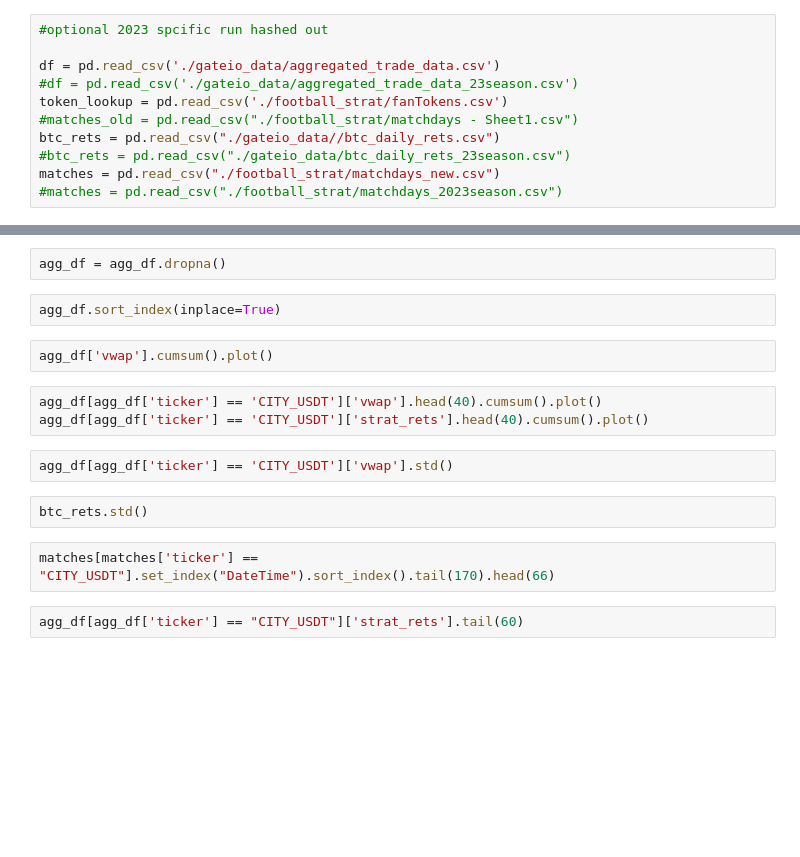
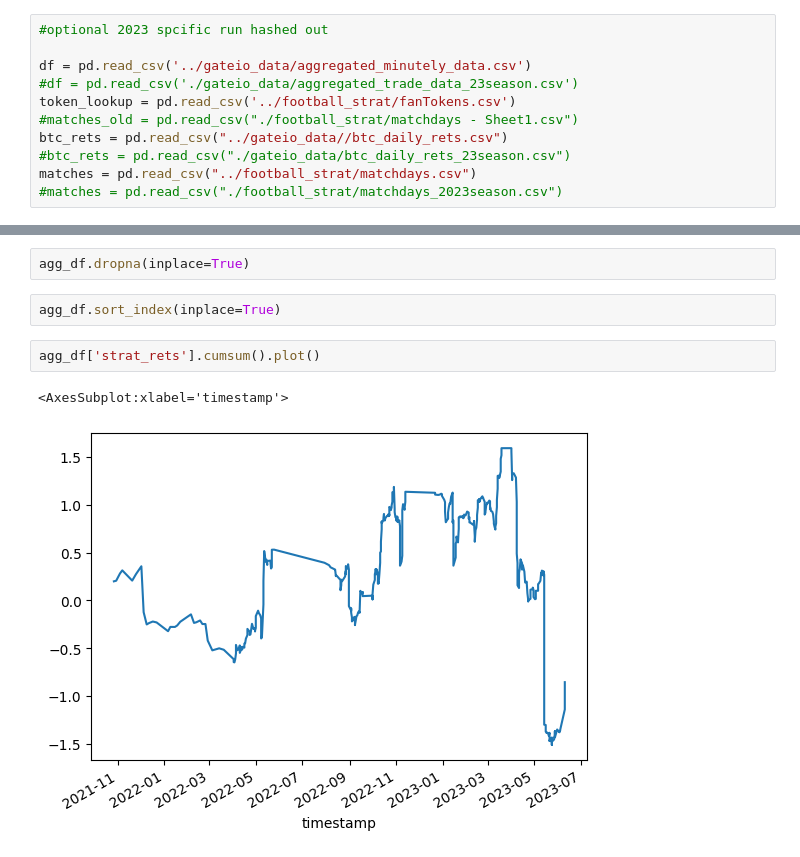
Before and after one commit to aronnyberg/quanty2, a Jupyter notebook: football_strat/football_test.ipynb, the cells around one changed output, grey strips where cells are left out. Drawn from its saved outputs; the diff is of its cells as text; blank space fills up the shorter version.

```diff
--- a/football_strat/football_test.ipynb
+++ b/football_strat/football_test.ipynb
@@ -5,13 +5,13 @@ import numpy as np
 # %%
 #optional 2023 spcific run hashed out
 
-df = pd.read_csv('./gateio_data/aggregated_trade_data.csv')
+df = pd.read_csv('../gateio_data/aggregated_minutely_data.csv')
 #df = pd.read_csv('./gateio_data/aggregated_trade_data_23season.csv')
-token_lookup = pd.read_csv('./football_strat/fanTokens.csv')
+token_lookup = pd.read_csv('../football_strat/fanTokens.csv')
 #matches_old = pd.read_csv("./football_strat/matchdays - Sheet1.csv")
-btc_rets = pd.read_csv("./gateio_data//btc_daily_rets.csv")
+btc_rets = pd.read_csv("../gateio_data//btc_daily_rets.csv")
 #btc_rets = pd.read_csv("./gateio_data/btc_daily_rets_23season.csv")
-matches = pd.read_csv("./football_strat/matchdays_new.csv")
+matches = pd.read_csv("../football_strat/matchdays.csv")
 #matches = pd.read_csv("./football_strat/matchdays_2023season.csv")
 # %%
 
@@ -74,18 +74,10 @@ for each_club in df['ticker'].drop_duplicates():
 agg_df['strat_rets'] = agg_df['btc']-agg_df['vwap']
 # %%
-agg_df = agg_df.dropna()
+agg_df.dropna(inplace=True)
 # %%
 agg_df.sort_index(inplace=True)
 # %%
-agg_df['vwap'].cumsum().plot()
+agg_df['strat_rets'].cumsum().plot()
+# %% [output]
+<AxesSubplot:xlabel='timestamp'>
+[figure, added]
-# %%
-agg_df[agg_df['ticker'] == 'CITY_USDT']['vwap'].head(40).cumsum().plot()
-agg_df[agg_df['ticker'] == 'CITY_USDT']['strat_rets'].head(40).cumsum().plot()
-# %%
-agg_df[agg_df['ticker'] == 'CITY_USDT']['vwap'].std()
-# %%
-btc_rets.std()
-# %%
-matches[matches['ticker'] == "CITY_USDT"].set_index("DateTime").sort_index().tail(170).head(66)
-# %%
-agg_df[agg_df['ticker'] == "CITY_USDT"]['strat_rets'].tail(60)
```
Also changed, not shown: parts of 16 cells of this notebook, 3 other files.
